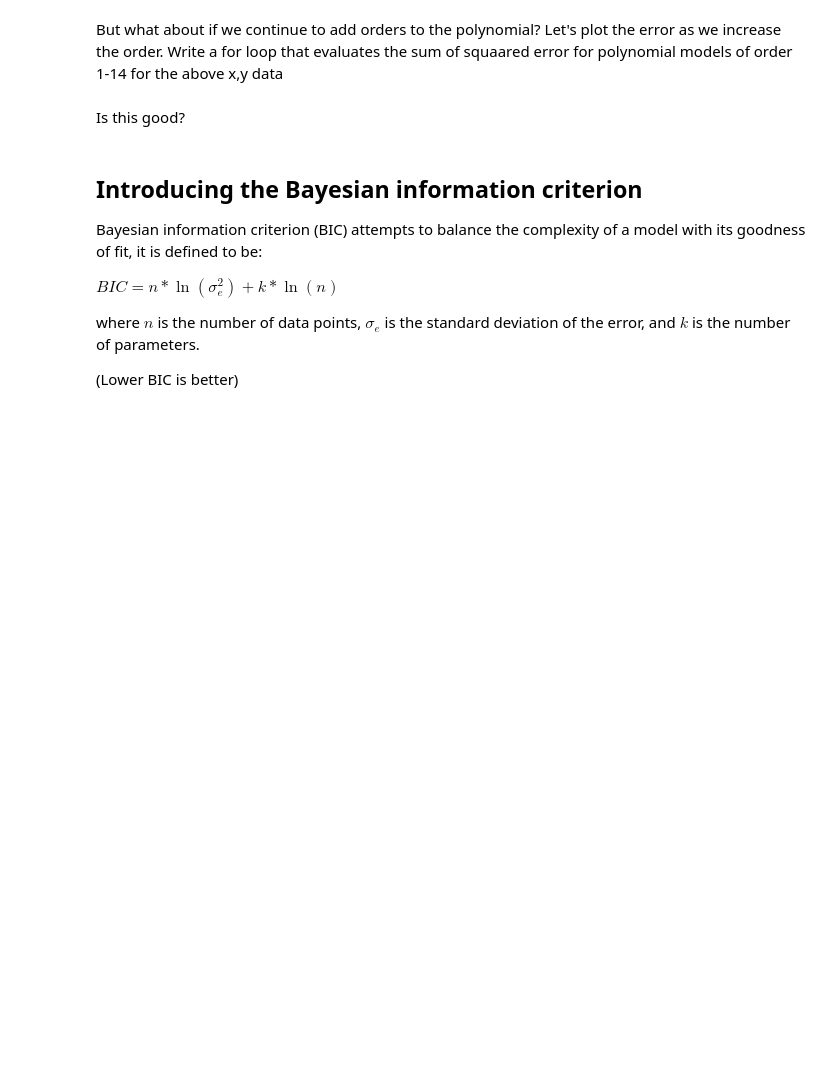
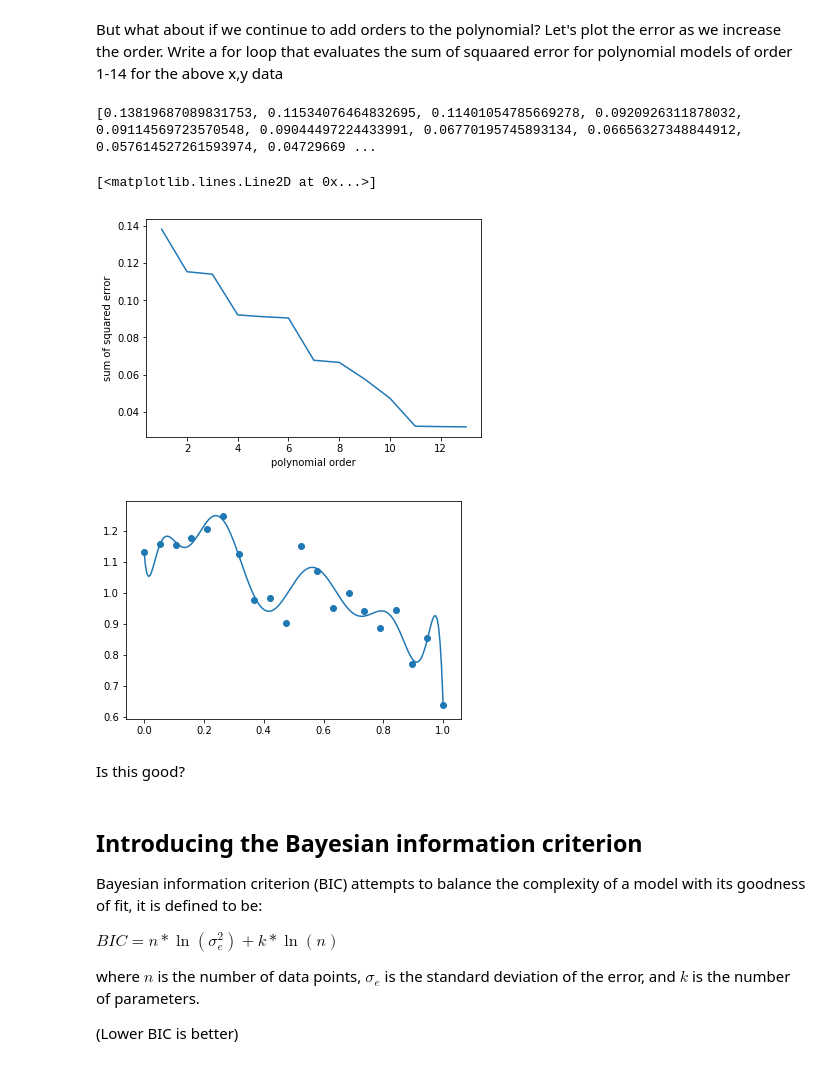
Before and after one commit to GT-IDEaS/SkillsWorkshop2018, a Jupyter notebook: Week02/recitation.ipynb, the cells around one changed output. Drawn from its saved outputs; the diff is of its cells as text; code cells hidden in the pictures; blank space fills up the shorter version.

```diff
--- a/Week02/recitation.ipynb
+++ b/Week02/recitation.ipynb
@@ -231,14 +307,37 @@ But what about if we continue to add orders to the polynomial? Let's plot the er
 # %%
 err = []
 poly_range = range(1,14)
+
+
+
+for coef in poly_range:
+    coefficients = np.polyfit(x, y, coef) #find the coefficients
+    p = np.poly1d(coefficients)#pass the coefficients into np.poly1d to make a function
+    t = np.linspace(0, 1, 200)
+    err.append(sum((y-p(x))**2))
+
+print(err)
+
+
+
+
+
+
+
+
 
 
 plt.plot(range(1,14),err)
 plt.ylabel('sum of squared error')
 plt.xlabel('polynomial order')
 plt.figure()
 plt.scatter(x, y)
 plt.plot(t,p(t),'-')
+# %% [output]
+[0.13819687089831753, 0.11534076464832695, 0.11401054785669278, 0.0920926311878032, 0.09114569723570548, 0.09044497224433991, 0.06770195745893134, 0.06656327348844912, 0.057614527261593974, 0.04729669 ...
+[<matplotlib.lines.Line2D at 0x...>]
+[figure, added]
+[figure, added]
 # %% [markdown]
 Is this good?
 # %% [markdown]
```
Also changed, not shown: parts of 15 cells of this notebook, 2 other files.
